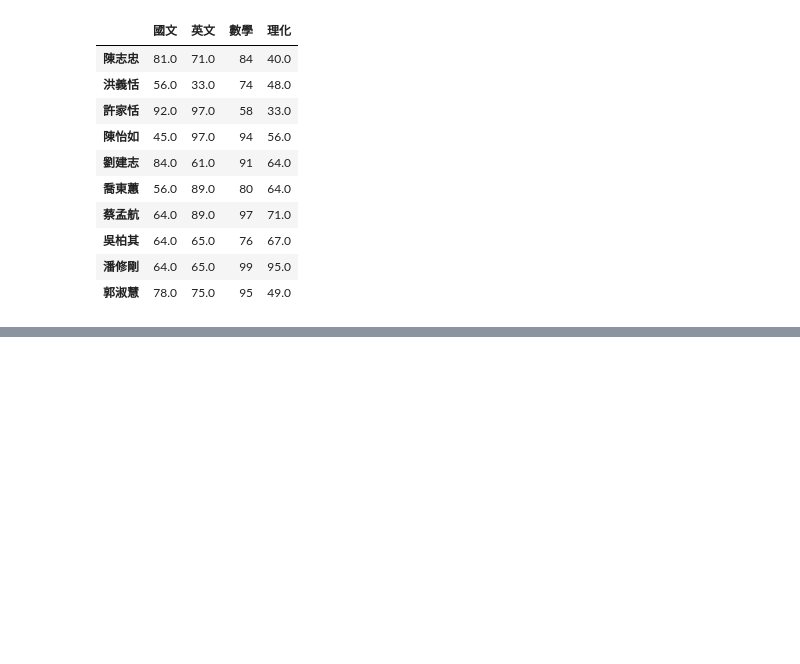
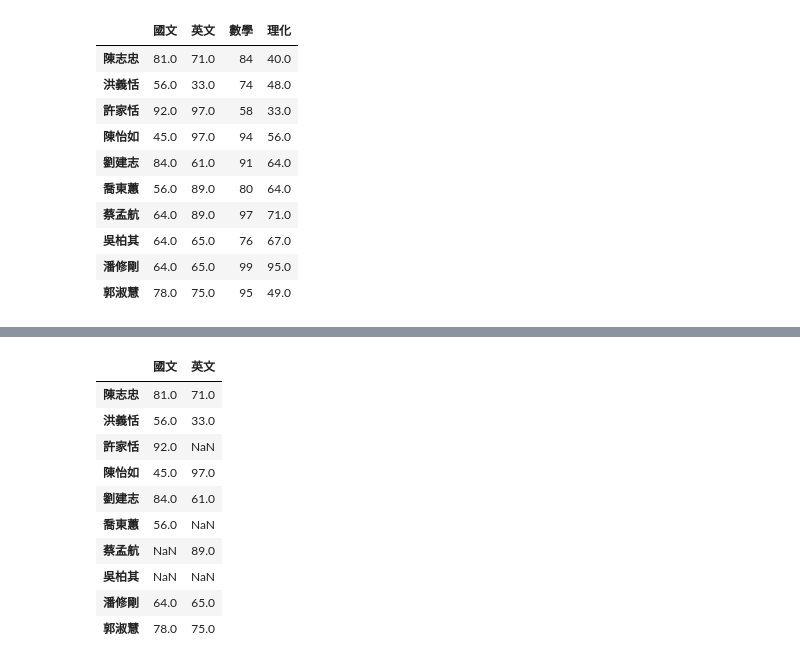
Before and after one commit to vcdemy/20240409, a Jupyter notebook: 20240409筆記.ipynb, the cells around one changed output, grey strips where cells are left out. Cells and saved outputs as stored; diff of their text form; code cells hidden in the pictures; blank space fills up the shorter version.

```diff
--- a/20240409筆記.ipynb
+++ b/20240409筆記.ipynb
@@ -835,0 +864,14 @@ df.bfill()
+# %%
+df[['國文', '英文']]
+# %% [output]
+|  | 國文 | 英文 |
+| 陳志忠 | 81.0 | 71.0 |
+| 洪義恬 | 56.0 | 33.0 |
+| 許家恬 | 92.0 | NaN |
+| 陳怡如 | 45.0 | 97.0 |
+| 劉建志 | 84.0 | 61.0 |
+| 喬東蕙 | 56.0 | NaN |
+| 蔡孟航 | NaN | 89.0 |
+| 吳柏其 | NaN | NaN |
+| 潘修剛 | 64.0 | 65.0 |
+| 郭淑慧 | 78.0 | 75.0 |
```
Also changed, not shown: parts of 9 cells of this notebook.
